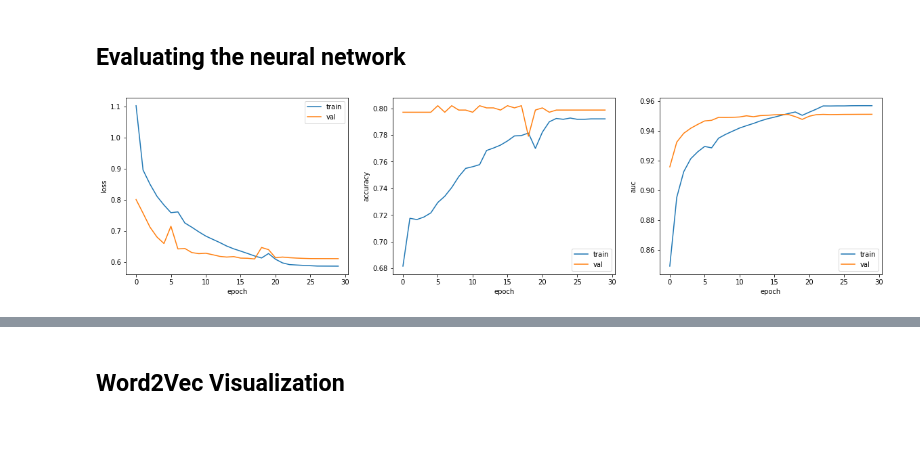
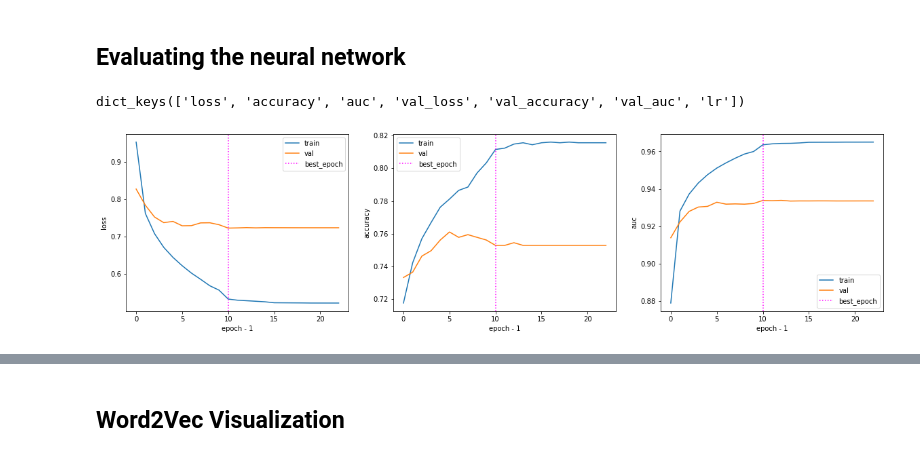
Before and after one commit to gstdl/Amazon-IPhone-XR-Product-Review-Topic-Modeling, a Jupyter notebook: jupyter_notebooks/4a. Word2Vec using Tensorflow (Draft).ipynb, the cells around one changed output, grey strips where cells are left out. Cells and saved outputs as stored; diff of their text form; code cells hidden in the pictures; blank space fills up the shorter version.

```diff
--- a/jupyter_notebooks/4a. Word2Vec using Tensorflow (Draft).ipynb
+++ b/jupyter_notebooks/4a. Word2Vec using Tensorflow (Draft).ipynb
@@ -240,6 +245,7 @@ X.shape, y.shape
 ## Train Test Split
 # %%
 X_train, X_test, y_train, y_test = train_test_split(X, y, test_size=0.2, random_state=9, stratify=y)
+X_train, X_val, y_train, y_val = train_test_split(X_train, y_train, test_size=0.2, random_state=9, stratify=y_train)
 # %% [markdown]
 ## Training The Model
 # %%
@@ -294,30 +300,28 @@ model.load_weights('tf_models/bow_model.ckpt')
 <tensorflow.python.training.tracking.util.CheckpointLoadStatus at 0x...>
 # %% [markdown]
 ## Evaluating the neural network
-# %%
-fig, ax = plt.subplots(1,3, figsize=(20, 4.8))
-
-ax[0].plot(history.history['loss'], label='train')
-ax[0].plot(history.history['val_loss'], label='val')
-ax[0].legend()
-ax[0].set_xlabel('epoch')
-ax[0].set_ylabel('loss')
-
-ax[1].plot(history.history['accuracy'], label='train')
-ax[1].plot(history.history['val_accuracy'], label='val')
-ax[1].legend()
-ax[1].set_xlabel('epoch')
-ax[1].set_ylabel('accuracy')
-
-ax[2].plot(history.history['auc'], label='train')
-ax[2].plot(history.history['val_auc'], label='val')
-ax[2].legend()
-ax[2].set_xlabel('epoch')
-ax[2].set_ylabel('auc')
-
-plt.show()
-# %% [output]
-[figure, removed]
+# %%
+history.history.keys()
+# %% [output]
+dict_keys(['loss', 'accuracy', 'auc', 'val_loss', 'val_accuracy', 'val_auc', 'lr'])
+# %%
+fig, axes = plt.subplots(1,3, figsize=(20, 4.8))
+
+n_epoch = len(history.history['loss'])
+xticks, xticksloc = range(1, n_epoch+1), range(n_epoch)
+best_epoch = n_epoch - 12 - 1
+
+for ax, to_plot in zip(axes, ['loss', 'accuracy', 'auc']):
+    ax.plot(history.history[to_plot], label='train')
+    ax.plot(history.history[f'val_{to_plot}'], label='val')
+    ax.axvline(best_epoch, ls=':', c='magenta', label='best_epoch')
+    ax.set_xlabel('epoch - 1')
+    ax.set_ylabel(to_plot)
+    ax.legend()
+
+plt.show()
+# %% [output]
+[figure, added]
 # %%
 print(classification_report([np.argmax(i) + 1 for i in y_train], np.argmax(model.predict(X_train), axis=1) + 1))
 # %% [output]
```
Also changed, not shown: parts of 14 cells of this notebook, 3 other files.
